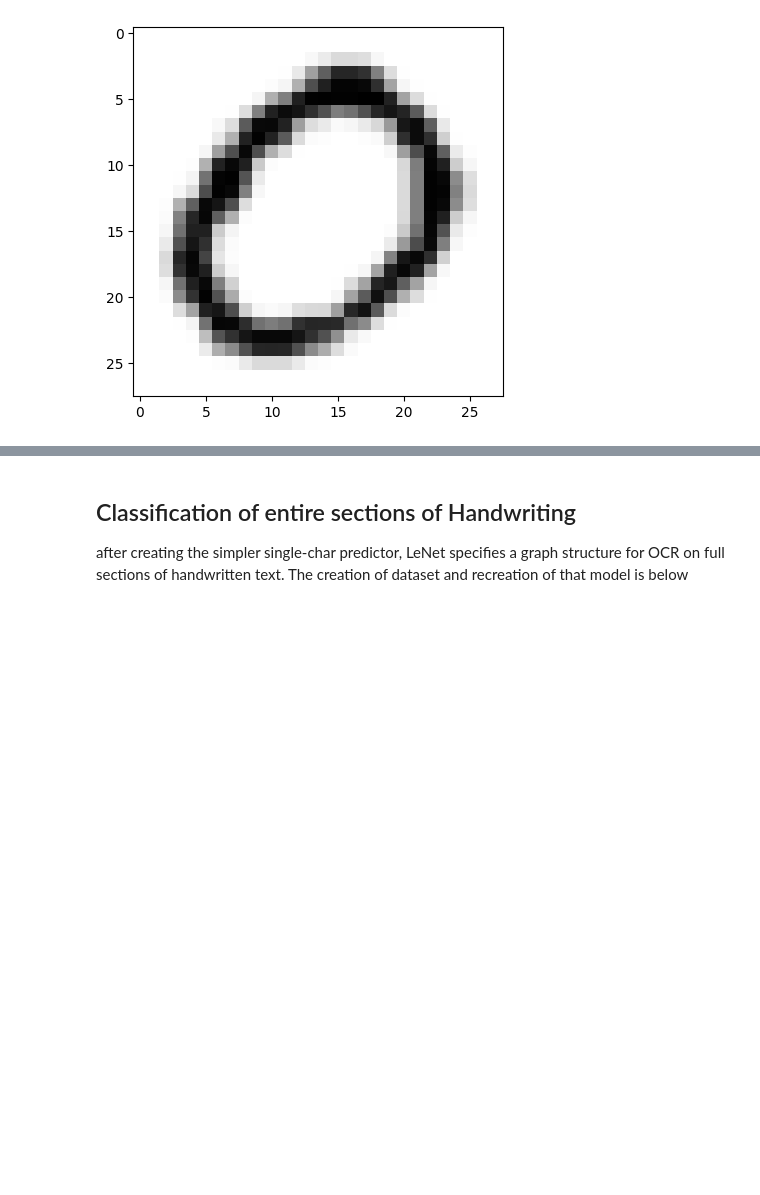
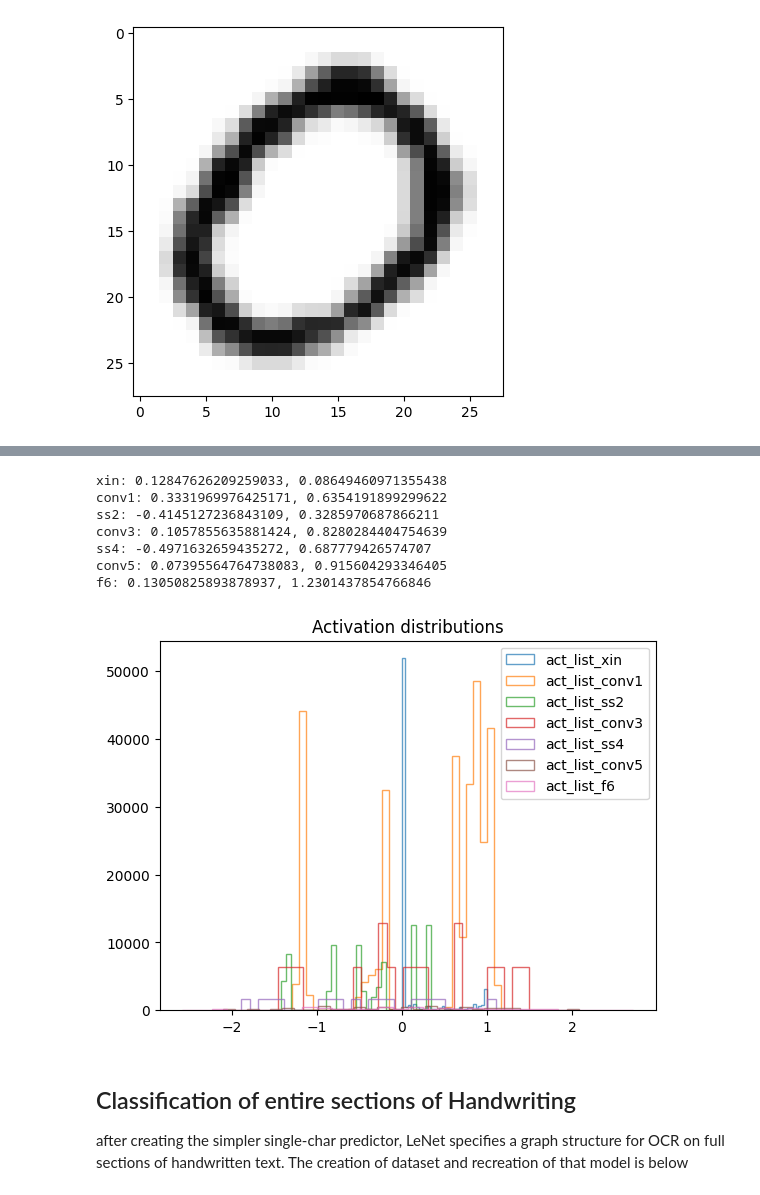
Before and after one commit to yourboijake/cv_selflearning, a Jupyter notebook: lenet5.ipynb, the cells around one changed output, grey strips where cells are left out. Saved outputs shown, nothing was run; the diff lists cells and outputs as text; code cells hidden in the pictures; blank space fills up the shorter version.

```diff
--- a/lenet5.ipynb
+++ b/lenet5.ipynb
@@ -146,10 +146,12 @@ print_img(df_train, 46)
 # %%
 #load full printable ascii bitmap set into "parameter" tensor for model eval
 bm_l = []
-for i in sorted(df_test['ascii#'].unique().tolist()):
-    fname = f'ASCII_pbms/ASCII_{i}.pbm'
+bm_dict = {}
+for i, num in enumerate(sorted(pd.concat([df_test['ascii#'], df_train['ascii#']]).unique().tolist())):
+    fname = f'ASCII_pbms/ASCII_{num}.pbm'
     arr = read_pbm_file(fname)
     bm_l.append(arr)
+    bm_dict[num] = i
 
 bm_param = torch.Tensor(np.array(bm_l)).reshape(62, 84)
 # %%
@@ -246,3 +329,25 @@ torch.Size([2, 84])
+# %%
+#visualize activations and gradients
+# Plotting multiple histograms
+for k in act_list.keys():
+    plt.hist(act_list[k].reshape(-1), bins=30, alpha=0.7, label=f'act_list_{k}', histtype='step')
+    print(f'{k}: {act_list[k].mean()}, {act_list[k].var()}')
+
+# Adding labels and title
+plt.title('Activation distributions')
+plt.legend(loc='upper right')
+
+# Displaying the plot
+plt.show()
+# %% [output]
+xin: 0.12847626209259033, 0.08649460971355438
+conv1: 0.3331969976425171, 0.6354191899299622
+ss2: -0.4145127236843109, 0.3285970687866211
+conv3: 0.1057855635881424, 0.8280284404754639
+ss4: -0.4971632659435272, 0.687779426574707
+conv5: 0.07395564764738083, 0.915604293346405
+f6: 0.13050825893878937, 1.2301437854766846
+[figure, added]
 # %% [markdown]
 ## Classification of entire sections of Handwriting
 
```
Also changed, not shown: parts of 8 cells of this notebook.
